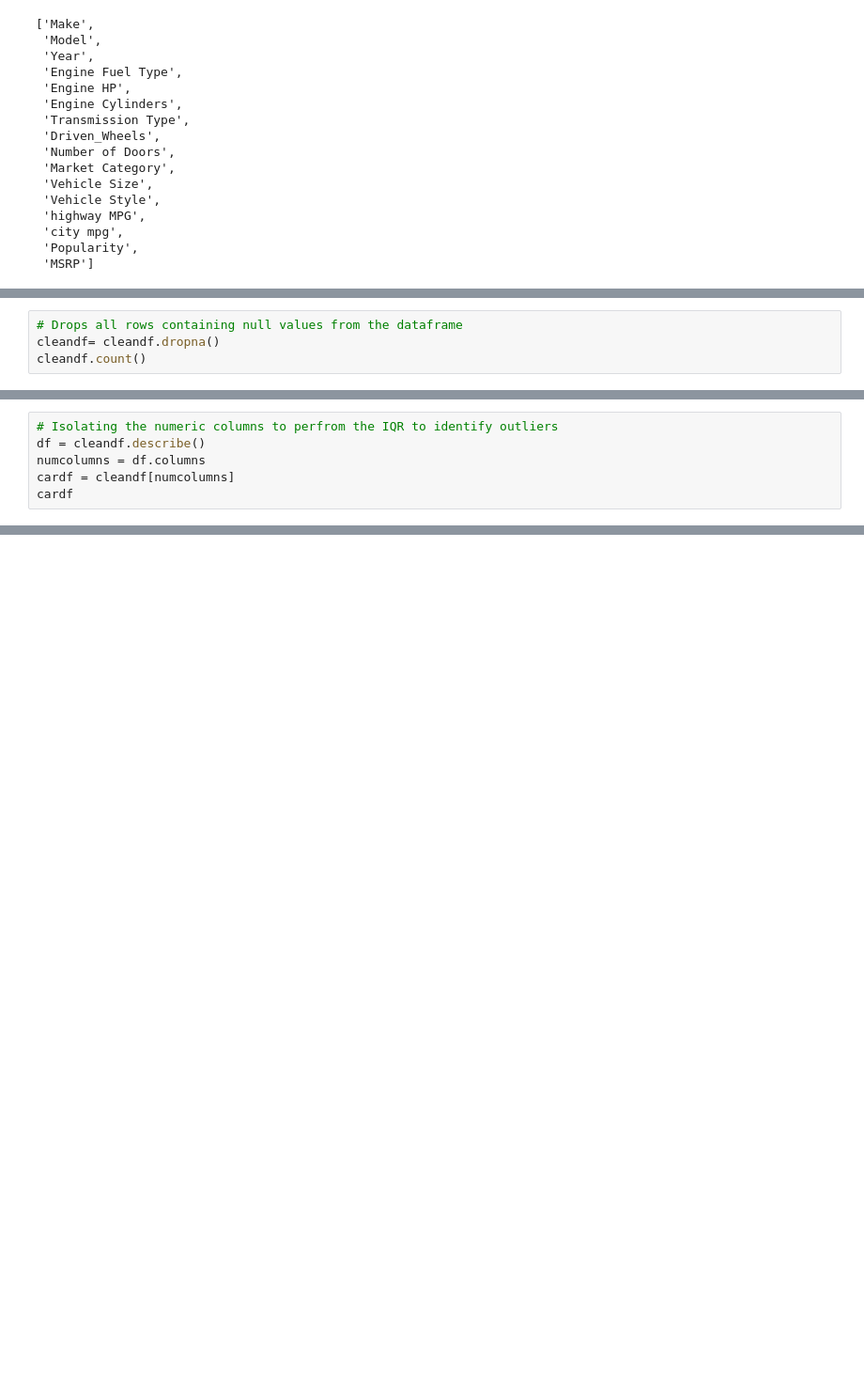
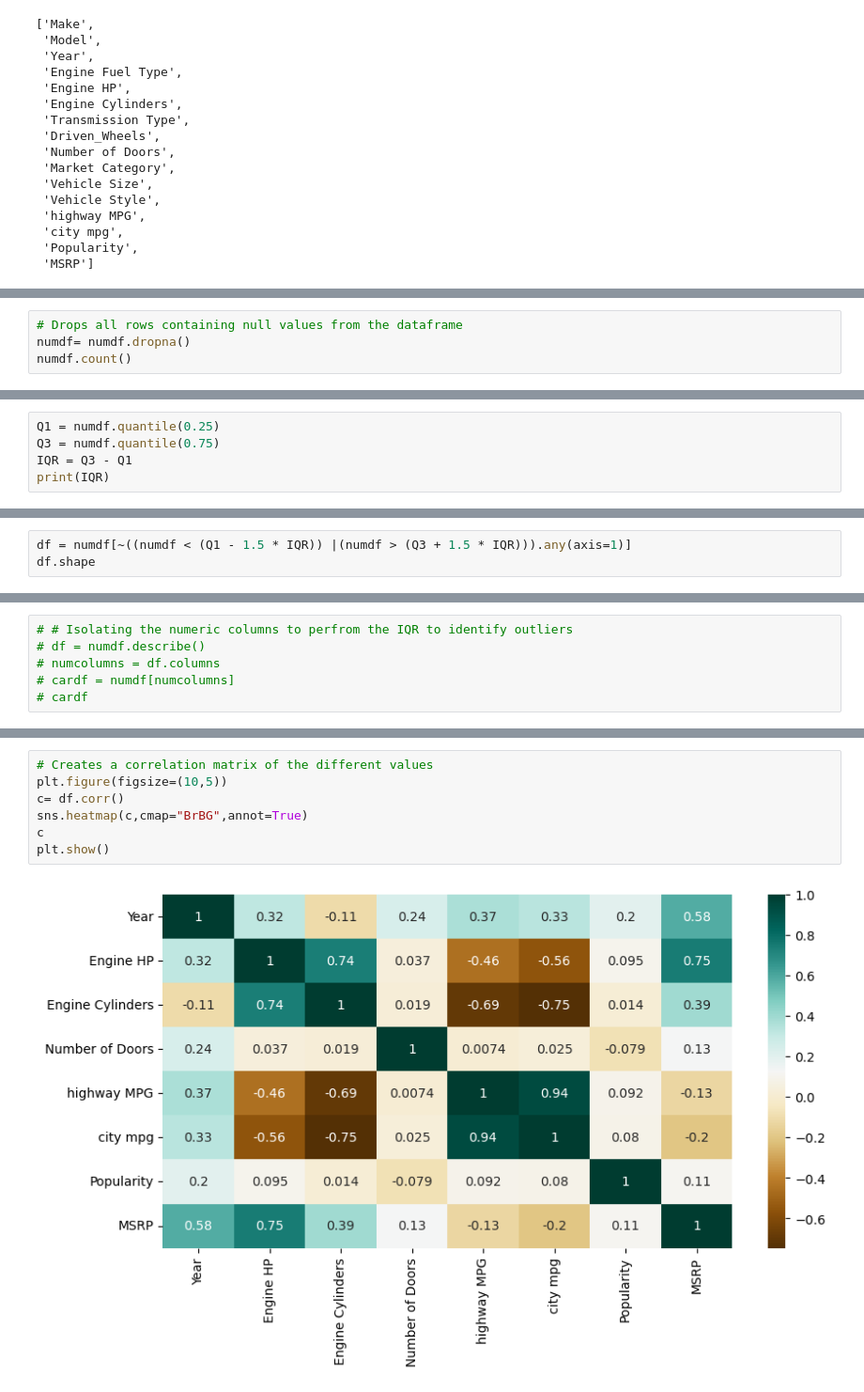
Before and after one commit to NMcHale029/SEIS631-Project2, a Jupyter notebook: project2.ipynb, the cells around one changed output, grey strips where cells are left out. Shown at 94% size. Saved outputs shown, nothing was run; the diff lists cells and outputs as text; blank space fills up the shorter version.

Commit message:
add graphs and data

```diff
--- a/project2.ipynb
+++ b/project2.ipynb
@@ -193,6 +189,6 @@ MSRP                  0
 dtype: int64
 # %%
 # Drops all rows containing null values from the dataframe
-cleandf= cleandf.dropna()
-cleandf.count()
+numdf= numdf.dropna()
+numdf.count()
 # %% [output]
@@ -231,0 +217,5 @@ TypeError: unsupported operand type(s) for -: 'str' and 'str'
+# %%
+Q1 = numdf.quantile(0.25)
+Q3 = numdf.quantile(0.75)
+IQR = Q3 - Q1
+print(IQR)
@@ -231,0 +232,3 @@ TypeError: unsupported operand type(s) for -: 'str' and 'str'
+# %%
+df = numdf[~((numdf < (Q1 - 1.5 * IQR)) |(numdf > (Q3 + 1.5 * IQR))).any(axis=1)]
+df.shape
@@ -232,6 +246,6 @@ TypeError: unsupported operand type(s) for -: 'str' and 'str'
 # %%
-# Isolating the numeric columns to perfrom the IQR to identify outliers
-df = cleandf.describe()
-numcolumns = df.columns
-cardf = cleandf[numcolumns]
-cardf
+# # Isolating the numeric columns to perfrom the IQR to identify outliers
+# df = numdf.describe()
+# numcolumns = df.columns
+# cardf = numdf[numcolumns]
+# cardf
@@ -270,0 +262,9 @@ ValueError: Operands are not aligned. Do `left, right = left.align(right, axis=1
+# %%
+# Creates a correlation matrix of the different values
+plt.figure(figsize=(10,5))
+c= df.corr()
+sns.heatmap(c,cmap="BrBG",annot=True)
+c
+plt.show()
+# %% [output]
+[figure, added]
```
Also changed, not shown: parts of 27 cells of this notebook, 1 other file.
